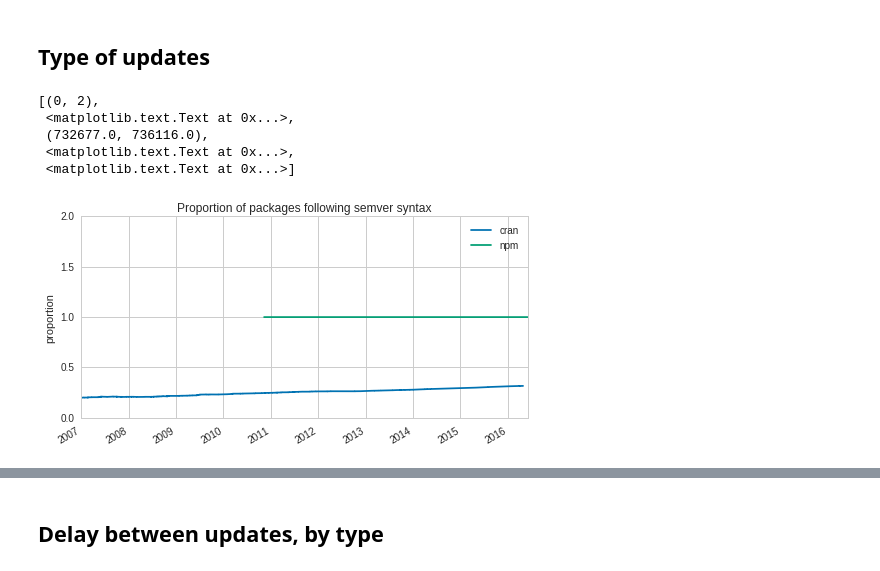
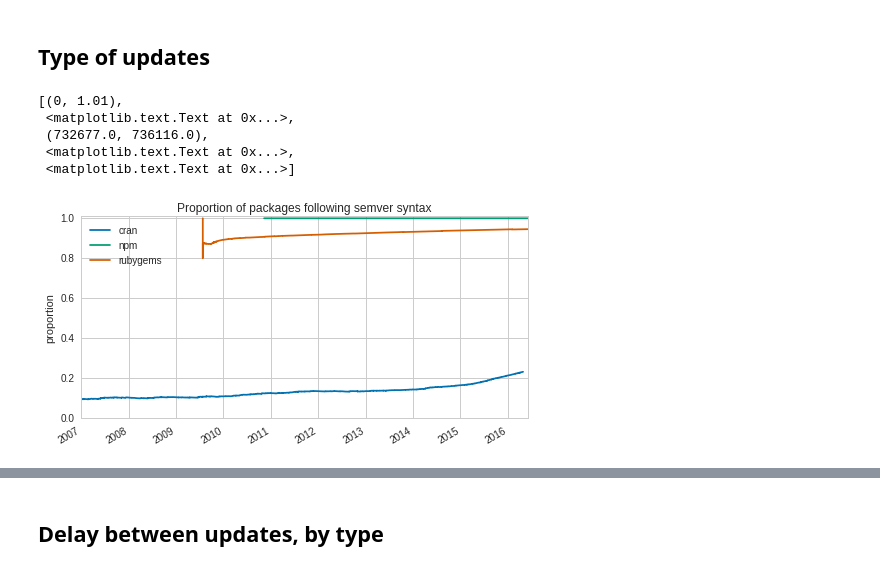
Before and after one commit to AlexandreDecan/ecos-emse, a Jupyter notebook: notebooks/Ecosystem activity.ipynb, the cells around one changed output, grey strips where cells are left out. Cells and saved outputs as stored; diff of their text form; code cells hidden in the pictures.

Commit message:
Proportion of packages that follow semver (updated)

```diff
--- a/notebooks/Ecosystem activity.ipynb
+++ b/notebooks/Ecosystem activity.ipynb
@@ -418,44 +416,54 @@ matplotlib.pyplot.tight_layout()
 [figure]
 # %% [markdown]
 ## Type of updates
+# %%
+# Extract semver
+for ecosystem, data in df_data.items():
+    data['packages'] = (
+        pandas.concat([
+            data['packages'],
+            data['packages']['version'].str.extract(RE_SEMVER, expand=True)
+        ], axis=1, join='inner')
+        .assign(semver=lambda d: ~(d[['major', 'minor', 'patch']].isnull().all(axis=1)))
+    )
 # %%
 figure, ax = matplotlib.pyplot.subplots()
 figure.set_size_inches(FIG_SIZE)
 
 for ecosystem, data in df_data.items():
     # Packages
     df = (
         data['packages']
-        .assign(semver=lambda d: d['version'].str.match(RE_SEMVER, as_indexer=True))
-        [['package', 'semver']]
-        .merge(
+        .query('semver == False')
+        .groupby('package')
+        .first()
+        [['semver']]
+        .join(
             data['packages'].groupby('package')[['time']].min(),
             how='right',
-            left_on='package',
-            right_index=True
         )
+        .fillna(True)
         .set_index('time')
         .sort_index()
         .assign(n=1, semver=lambda d: d['semver'].astype(int))
         [['n', 'semver']]
         .cumsum()
         .assign(**{ecosystem: lambda d: d['semver'] / d['n']})
     )
 
     df[[ecosystem]].plot(ax=ax)
-    if ecosystem == 'npm': break
 
 ax.set(
     xlabel='',
     ylabel='proportion',
     title='Proportion of packages following semver syntax',
     xlim=FIG_DATE_RANGE,
-    ylim=(0, 2),
+    ylim=(0, 1.01),
 )
 # %% [output]
-[(0, 2),
+[(0, 1.01),
  <matplotlib.text.Text at 0x...>,
  (732677.0, 736116.0),
  <matplotlib.text.Text at 0x...>,
  <matplotlib.text.Text at 0x...>]
-[figure, old version]
+[figure, new version]
```
Also changed, not shown: parts of 2 cells of this notebook, 1 other file.
